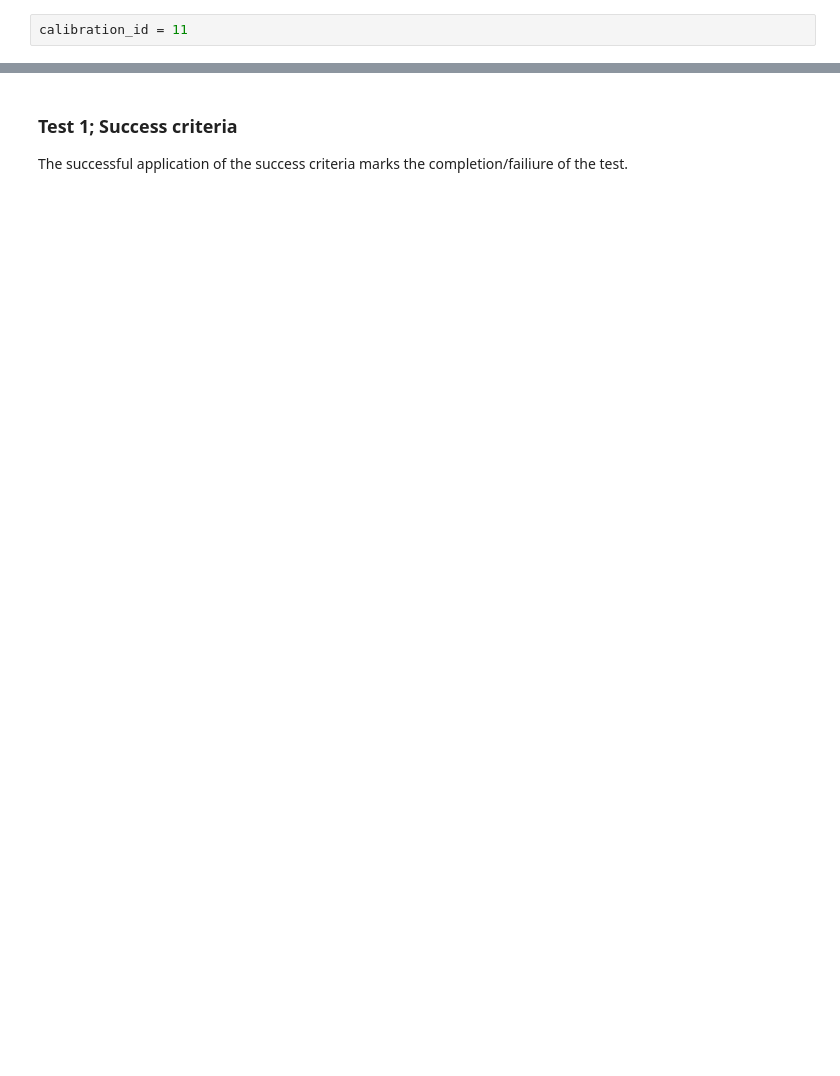
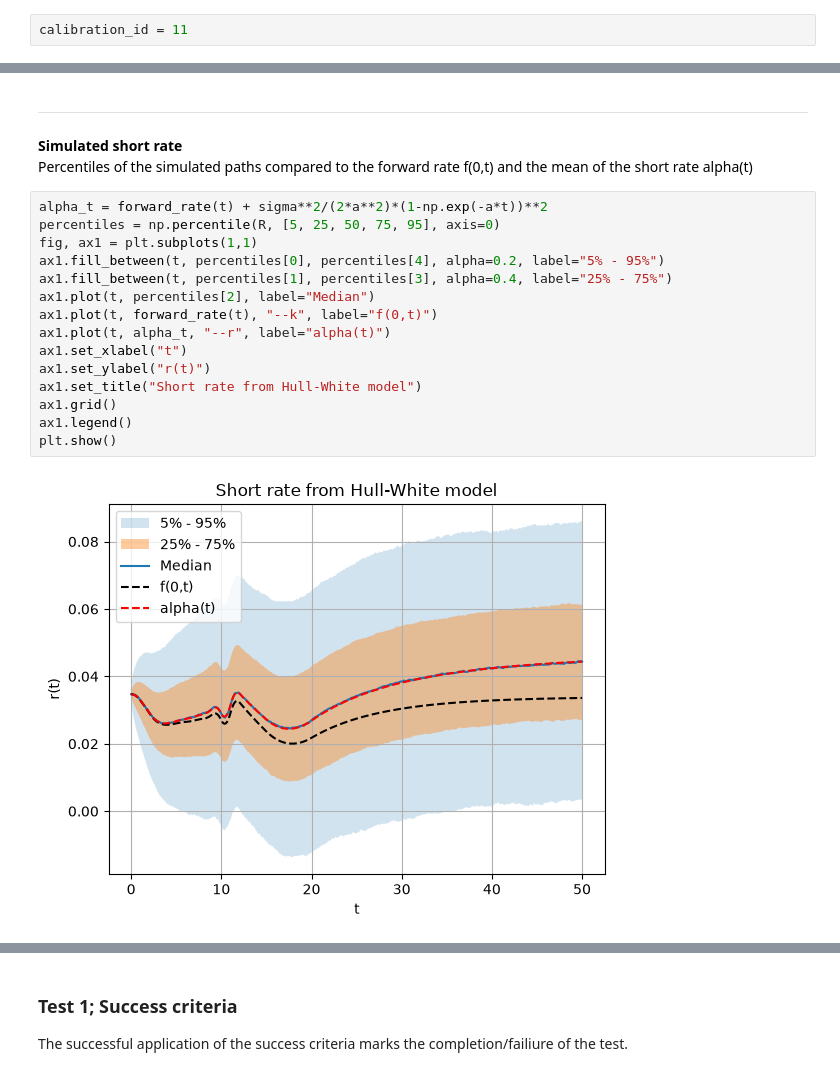
Before and after one commit to open-source-modelling/Light_Economic_Generator, a Jupyter notebook: VALIDATION HULL WHITE.ipynb, the cells around one changed output, grey strips where cells are left out. Drawn from its saved outputs; the diff is of its cells as text; blank space fills up the shorter version.

```diff
--- a/VALIDATION HULL WHITE.ipynb
+++ b/VALIDATION HULL WHITE.ipynb
@@ -617,0 +252,26 @@ test_statistics_bdp_1.head()
+# %% [markdown]
+***
+<span style=color:black>
+    <b>Simulated short rate</b>
+</span>
+<br>
+<span style=color:black>
+    Percentiles of the simulated paths compared to the forward rate f(0,t) and the mean of the short rate alpha(t)
+</span>
+# %%
+alpha_t = forward_rate(t) + sigma**2/(2*a**2)*(1-np.exp(-a*t))**2
+percentiles = np.percentile(R, [5, 25, 50, 75, 95], axis=0)
+fig, ax1 = plt.subplots(1,1)
+ax1.fill_between(t, percentiles[0], percentiles[4], alpha=0.2, label="5% - 95%")
+ax1.fill_between(t, percentiles[1], percentiles[3], alpha=0.4, label="25% - 75%")
+ax1.plot(t, percentiles[2], label="Median")
+ax1.plot(t, forward_rate(t), "--k", label="f(0,t)")
+ax1.plot(t, alpha_t, "--r", label="alpha(t)")
+ax1.set_xlabel("t")
+ax1.set_ylabel("r(t)")
+ax1.set_title("Short rate from Hull-White model")
+ax1.grid()
+ax1.legend()
+plt.show()
+# %% [output]
+[figure, added]
```
Also changed, not shown: parts of 129 cells of this notebook, 3 other files.
